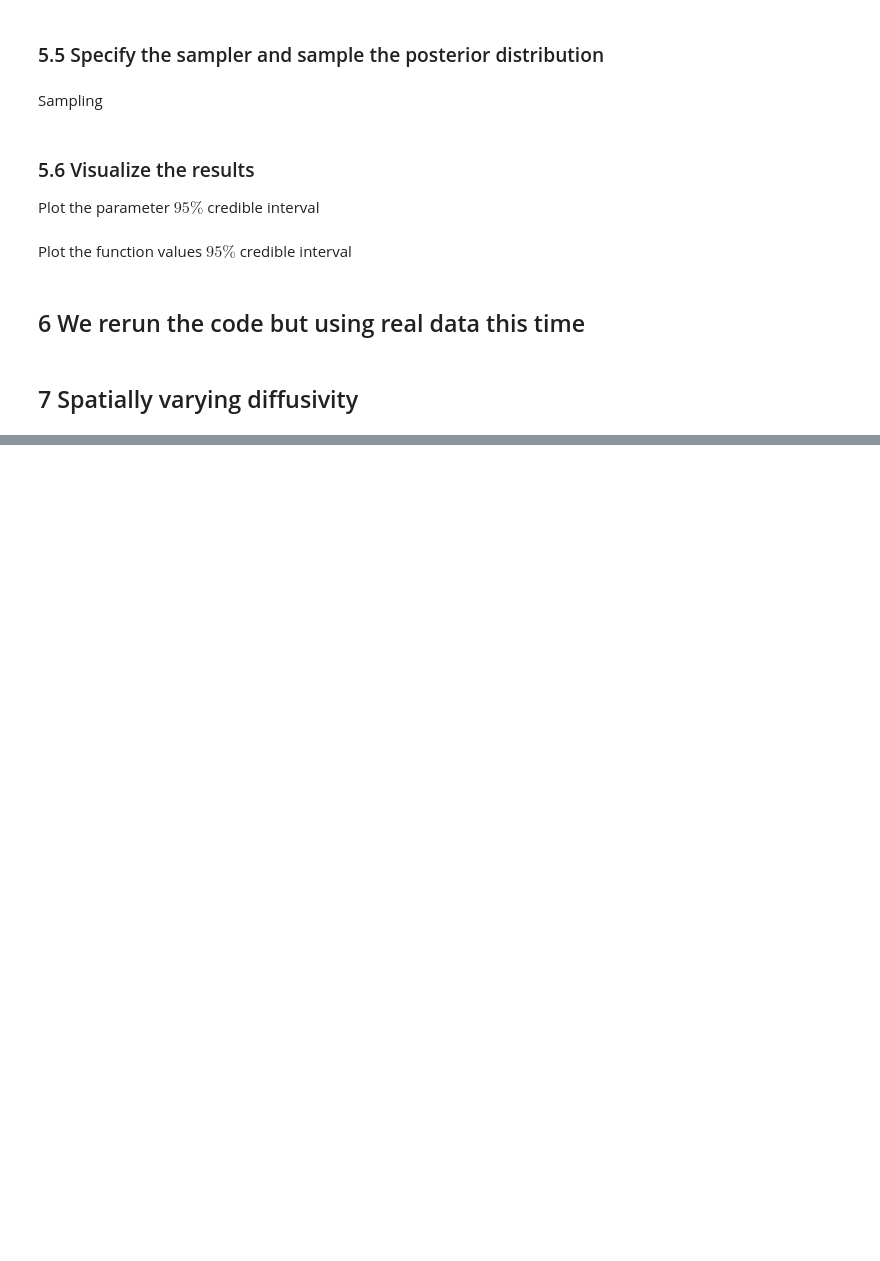
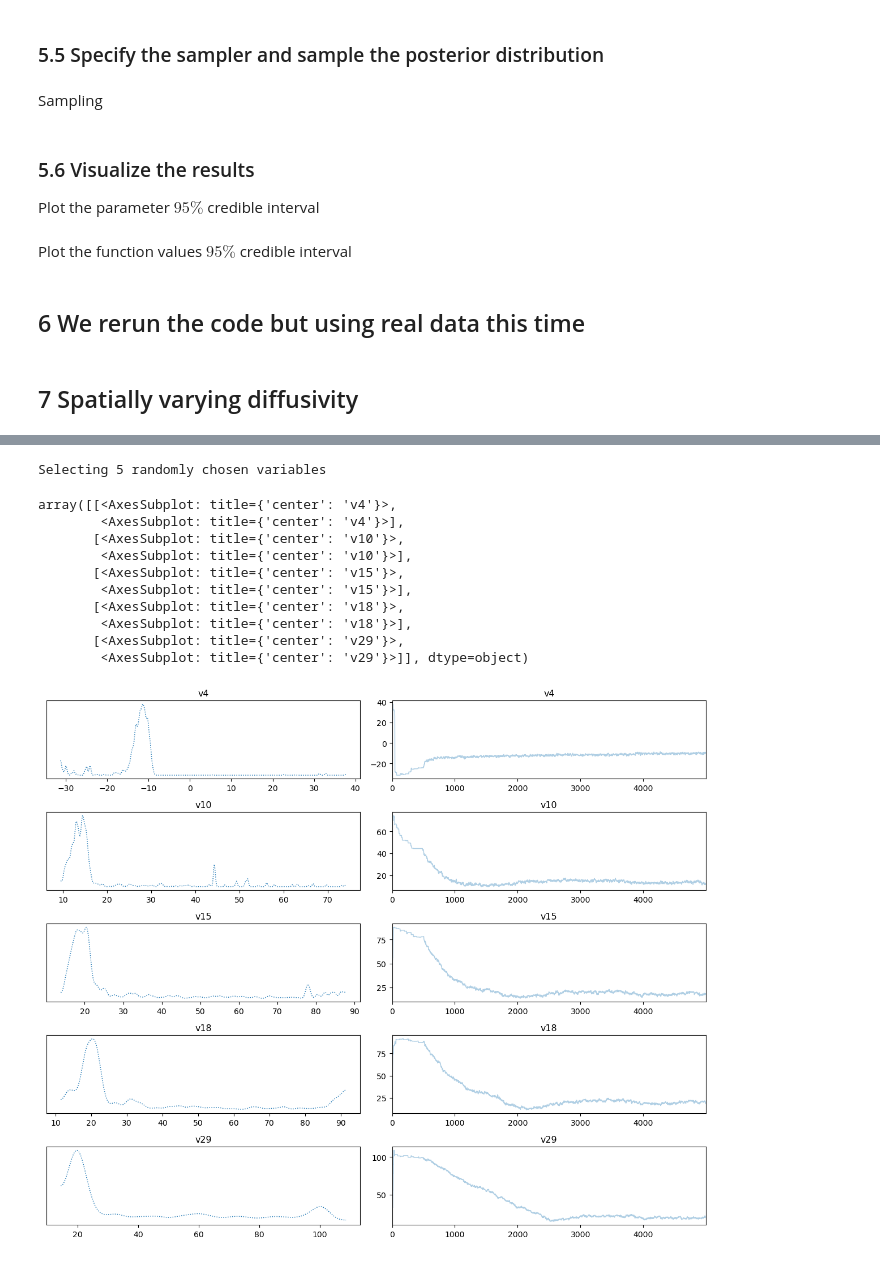
Before and after one commit to CUQI-DTU/Paper-Cochlear, a Jupyter notebook: code/ear_aqueducts/demo_aqueduct.ipynb, the cells around one changed output, grey strips where cells are left out. Cells and saved outputs as stored; diff of their text form; code cells hidden in the pictures; blank space fills up the shorter version.

```diff
--- a/code/ear_aqueducts/demo_aqueduct.ipynb
+++ b/code/ear_aqueducts/demo_aqueduct.ipynb
@@ -431,0 +489,15 @@ posterior_samples = my_sampler.sample_adapt(Ns)
+# %%
+posterior_samples.plot_trace()
+# %% [output]
+Selecting 5 randomly chosen variables
+array([[<AxesSubplot: title={'center': 'v4'}>,
+        <AxesSubplot: title={'center': 'v4'}>],
+       [<AxesSubplot: title={'center': 'v10'}>,
+        <AxesSubplot: title={'center': 'v10'}>],
+       [<AxesSubplot: title={'center': 'v15'}>,
+        <AxesSubplot: title={'center': 'v15'}>],
+       [<AxesSubplot: title={'center': 'v18'}>,
+        <AxesSubplot: title={'center': 'v18'}>],
+       [<AxesSubplot: title={'center': 'v29'}>,
+        <AxesSubplot: title={'center': 'v29'}>]], dtype=object)
+[figure, added]
```
Also changed, not shown: parts of 3 cells of this notebook.
